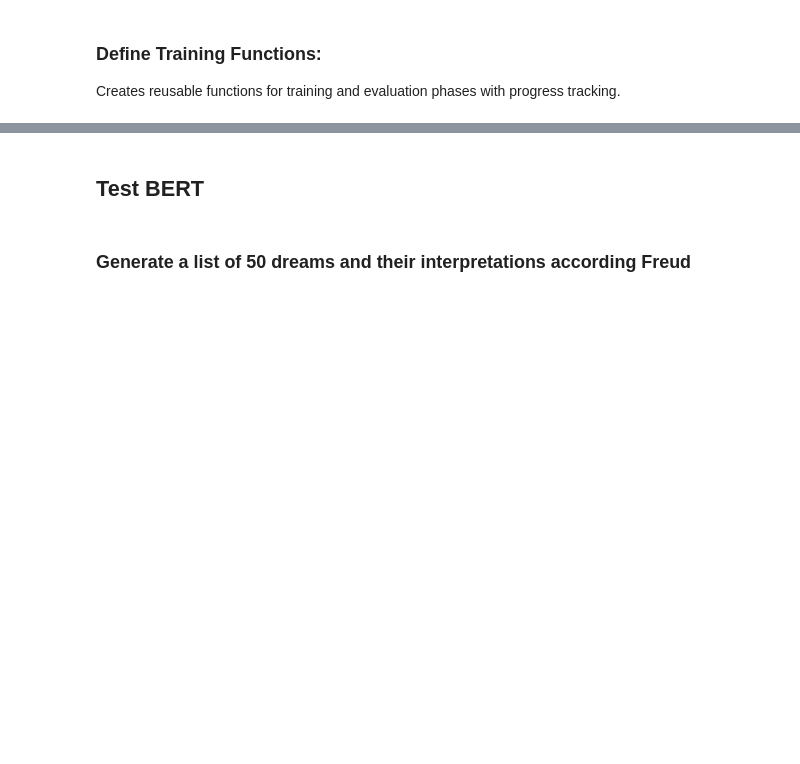
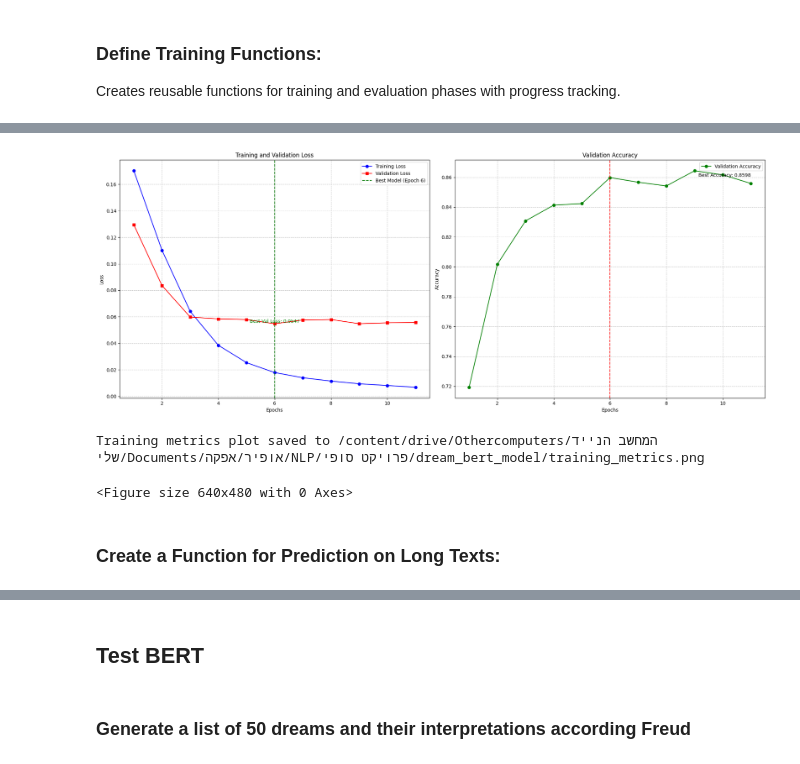
Before and after one commit to ofirna47/NLP-Course---Final-Project, a Jupyter notebook: Final_Project.ipynb, the cells around one changed output, grey strips where cells are left out. Cells and saved outputs as stored; diff of their text form; code cells hidden in the pictures; blank space fills up the shorter version.

```diff
--- a/Final_Project.ipynb
+++ b/Final_Project.ipynb
@@ -527,9 +593,13 @@ Configures AdamW optimizer with appropriate learning rate, along with a schedule
 # %%
+# Extended training parameters
+num_epochs = 20  # Increase from 5 to 20 epochs
+patience = 5     # Number of epochs to wait for improvement before early stopping
+
 # Set up the optimizer and learning rate scheduler
 optimizer = AdamW(model.parameters(), lr=2e-5, eps=1e-8)
 
 # Set up the learning rate scheduler
-total_steps = len(train_loader) * 5  # 5 epochs
+total_steps = len(train_loader) * num_epochs
 warmup_steps = int(total_steps * 0.1)  # 10% of total steps for warmup
 
 scheduler = get_linear_schedule_with_warmup(
@@ -663,13 +867,0 @@ Stores the trained model and tokenizer for future use.
-# %%
-# Save the model and tokenizer
-output_dir = '/content/drive/Othercomputers/המחשב הנייד שלי/Documents/אופיר/אפקה/NLP/פרויקט סופי/dream_bert_model'
-
-# Create output directory if it doesn't exist
-import os
-if not os.path.exists(output_dir):
-    os.makedirs(output_dir)
-
-# Save model
-model.save_pretrained(output_dir)
-tokenizer.save_pretrained(output_dir)
-print(f"Model saved to {output_dir}")
@@ -697,0 +868,47 @@ The model could potentially benefit from regularization techniques if used for l
+# %%
+# Create a figure with two subplots side by side
+fig, (ax1, ax2) = plt.subplots(1, 2, figsize=(20, 8))
+
+# Plot loss curves
+ax1.plot(range(1, len(train_losses)+1), train_losses, 'o-', color='blue', label='Training Loss')
+ax1.plot(range(1, len(val_losses)+1), val_losses, 's-', color='red', label='Validation Loss')
+ax1.axvline(x=best_model_epoch, color='green', linestyle='--', label=f'Best Model (Epoch {best_model_epoch})')
+ax1.text(best_model_epoch, best_val_loss, f'Best Val Loss: {best_val_loss:.4f}',
+         horizontalalignment='center', verticalalignment='bottom', color='green')
+ax1.set_xlabel('Epochs')
+ax1.set_ylabel('Loss')
+ax1.set_title('Training and Validation Loss')
+ax1.legend()
+ax1.grid(True, linestyle='--', alpha=0.7)
+
+# Plot accuracy curve
+ax2.plot(range(1, len(val_accuracies)+1), val_accuracies, 'o-', color='green', label='Validation Accuracy')
+ax2.axvline(x=best_model_epoch, color='red', linestyle='--')
+ax2.text(len(val_accuracies), best_val_accuracy, f'Best Accuracy: {best_val_accuracy:.4f}',
+         horizontalalignment='right', verticalalignment='bottom', color='black')
+
+# Add random guess baseline for classification tasks
+if model.config.problem_type != "regression":
+    if num_labels > 0:
+        random_accuracy = 1.0 / num_labels
+        ax2.axhline(y=random_accuracy, color='red', linestyle=':',
+                   label=f'Random Guess ({random_accuracy:.0%})')
+
+ax2.set_xlabel('Epochs')
+ax2.set_ylabel('Accuracy')
+ax2.set_title('Validation Accuracy')
+ax2.legend()
+ax2.grid(True, linestyle='--', alpha=0.7)
+
+plt.tight_layout()
+plt.show()
+
+# Save the figure
+plt.savefig(os.path.join(output_dir, 'training_metrics.png'), dpi=300, bbox_inches='tight')
+print(f"Training metrics plot saved to {os.path.join(output_dir, 'training_metrics.png')}")
+# %% [output]
+[figure, added]
+Training metrics plot saved to /content/drive/Othercomputers/המחשב הנייד שלי/Documents/אופיר/אפקה/NLP/פרויקט סופי/dream_bert_model/training_metrics.png
+<Figure size 640x480 with 0 Axes>
+# %% [markdown]
+### Create a Function for Prediction on Long Texts:
```
Also changed, not shown: parts of 29 cells of this notebook.
